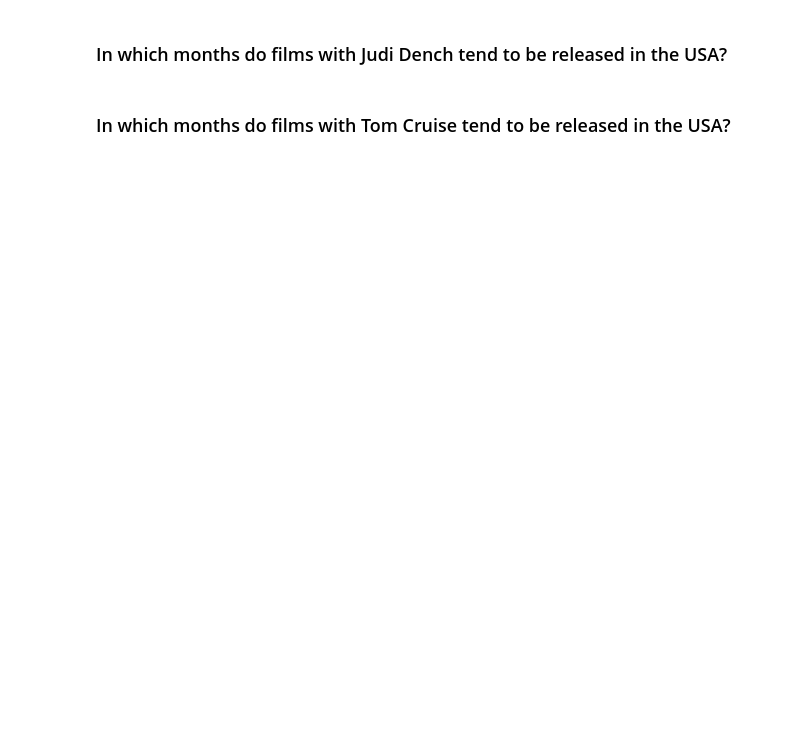
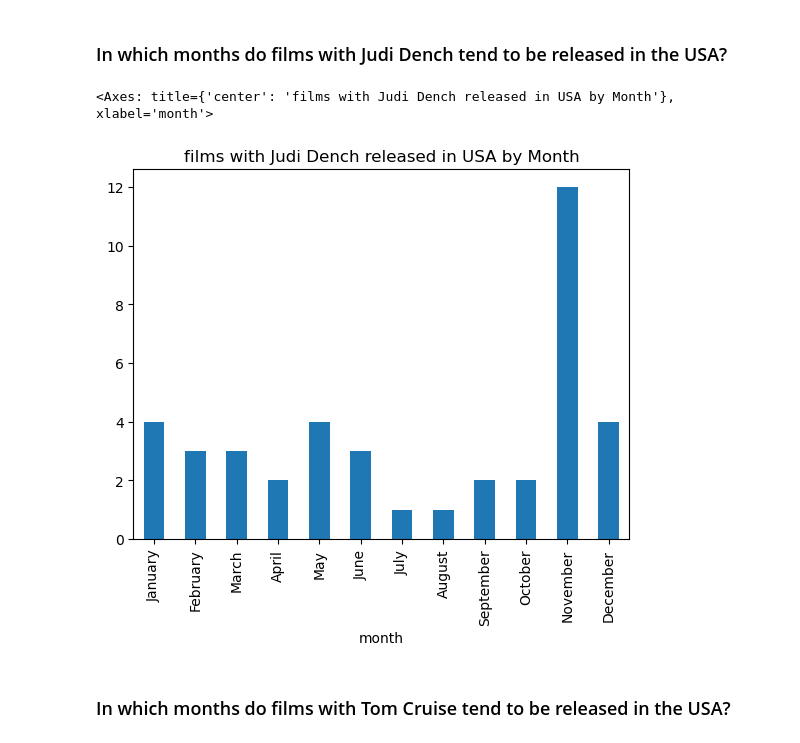
Before and after one commit to valwee77/pycon-pandas-tutorial, a Jupyter notebook: Exercises-5.ipynb, the cells around one changed output. Drawn from its saved outputs; the diff is of its cells as text; code cells hidden in the pictures; blank space fills up the shorter version.

```diff
--- a/Exercises-5.ipynb
+++ b/Exercises-5.ipynb
@@ -105,4 +108,18 @@ r =
 # %% [markdown]
 ### In which months do films with Judi Dench tend to be released in the USA?
+# %%
+r = release_dates
+c = cast
+month_order = ['January','February','March','April','May','June','July','August','September','October','November','December']
+
+r = r[r.country == 'USA']
+c = c[c.name == 'Judi Dench']
+
+df = c.merge(r, on=['title','year'])
+df['month'] = df.date.dt.month_name()
+df.groupby('month').size().reindex(month_order).plot(kind='bar', title='films with Judi Dench released in USA by Month')
+# %% [output]
+<Axes: title={'center': 'films with Judi Dench released in USA by Month'}, xlabel='month'>
+[figure, added]
 # %% [markdown]
 ### In which months do films with Tom Cruise tend to be released in the USA?
```
Also changed, not shown: parts of 3 cells of this notebook.
